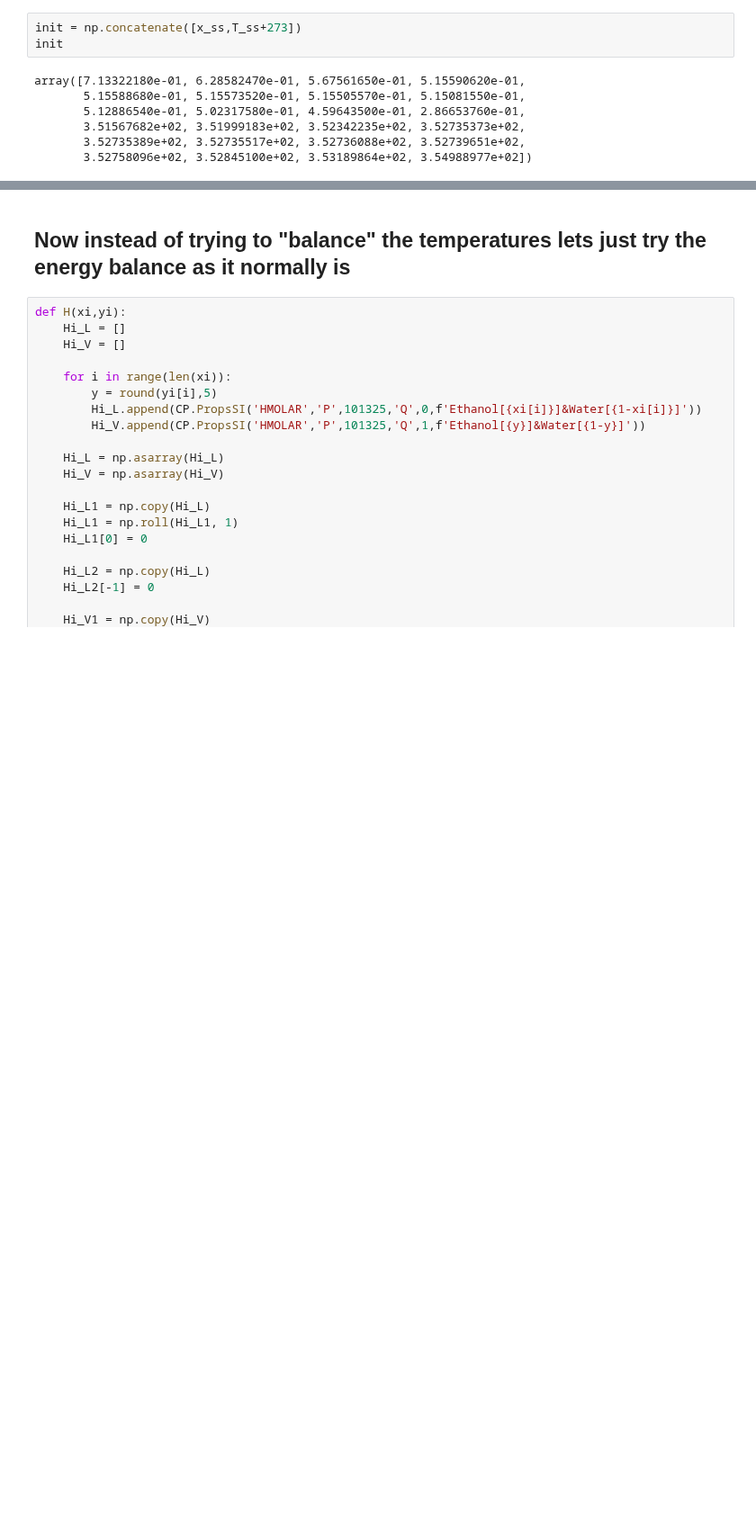
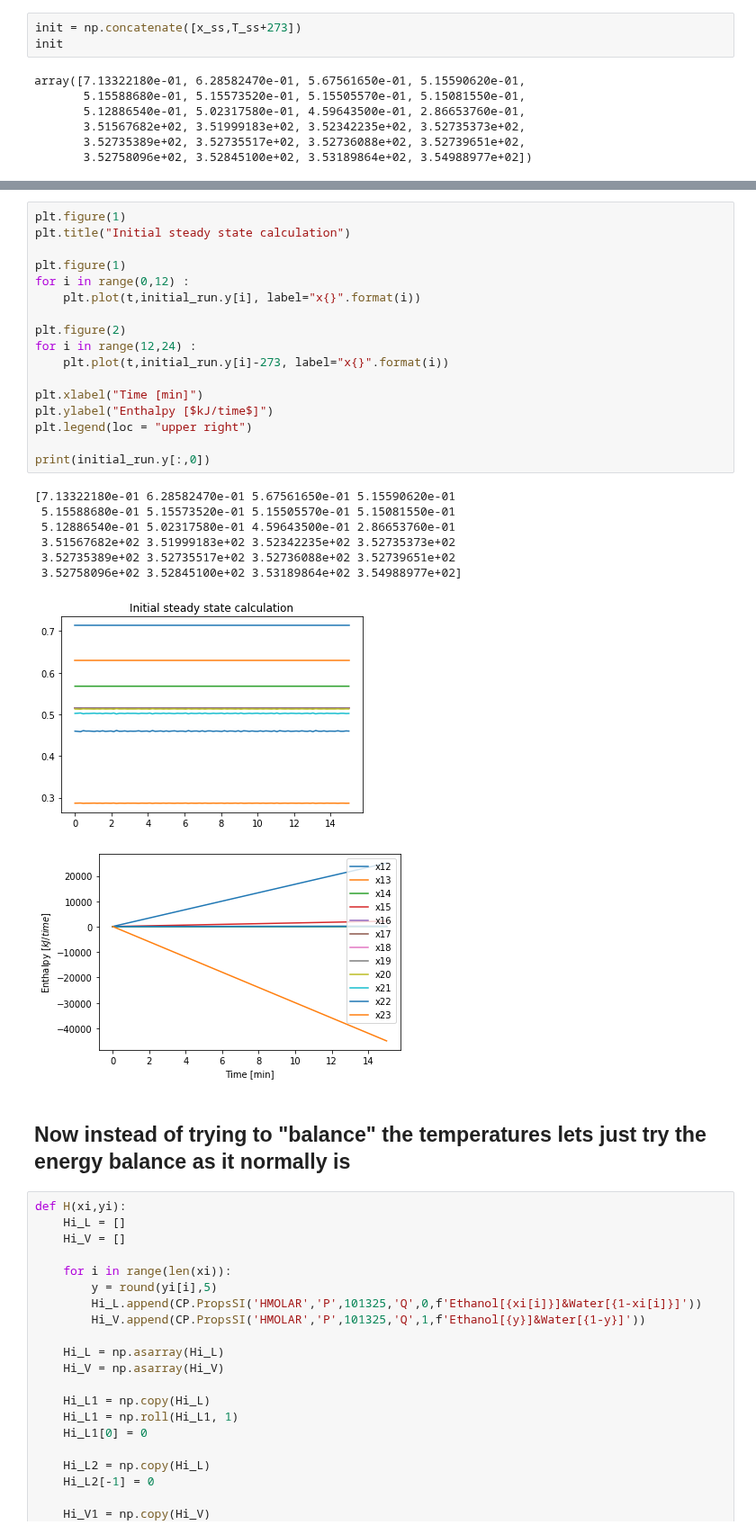
Before and after one commit to albertmitchell3/Distillation_Column, a Jupyter notebook: Basic Distillation Column/Getting Energy Balance to Function.ipynb, the cells around one changed output, grey strips where cells are left out. Shown at 90% size. Drawn from its saved outputs; the diff is of its cells as text; blank space fills up the shorter version.

```diff
--- a/Basic Distillation Column/Getting Energy Balance to Function.ipynb
+++ b/Basic Distillation Column/Getting Energy Balance to Function.ipynb
@@ -332,3 +306,29 @@ ValueError: newton_raphson_saturation::call reached max number of iterations [30
+# %%
+plt.figure(1)
+plt.title("Initial steady state calculation")
+
+plt.figure(1)
+for i in range(0,12) :
+    plt.plot(t,initial_run.y[i], label="x{}".format(i))
+
+plt.figure(2)
+for i in range(12,24) :
+    plt.plot(t,initial_run.y[i]-273, label="x{}".format(i))
+
+plt.xlabel("Time [min]")
+plt.ylabel("Enthalpy [$kJ/time$]")
+plt.legend(loc = "upper right")
+
+print(initial_run.y[:,0])
+# %% [output]
+[7.13322180e-01 6.28582470e-01 5.67561650e-01 5.15590620e-01
+ 5.15588680e-01 5.15573520e-01 5.15505570e-01 5.15081550e-01
+ 5.12886540e-01 5.02317580e-01 4.59643500e-01 2.86653760e-01
+ 3.51567682e+02 3.51999183e+02 3.52342235e+02 3.52735373e+02
+ 3.52735389e+02 3.52735517e+02 3.52736088e+02 3.52739651e+02
+ 3.52758096e+02 3.52845100e+02 3.53189864e+02 3.54988977e+02]
+[figure, added]
+[figure, added]
 # %% [markdown]
 ## Now instead of trying to "balance" the temperatures lets just try the energy balance as it normally is
 # %%
```
Also changed, not shown: parts of 7 cells of this notebook.
